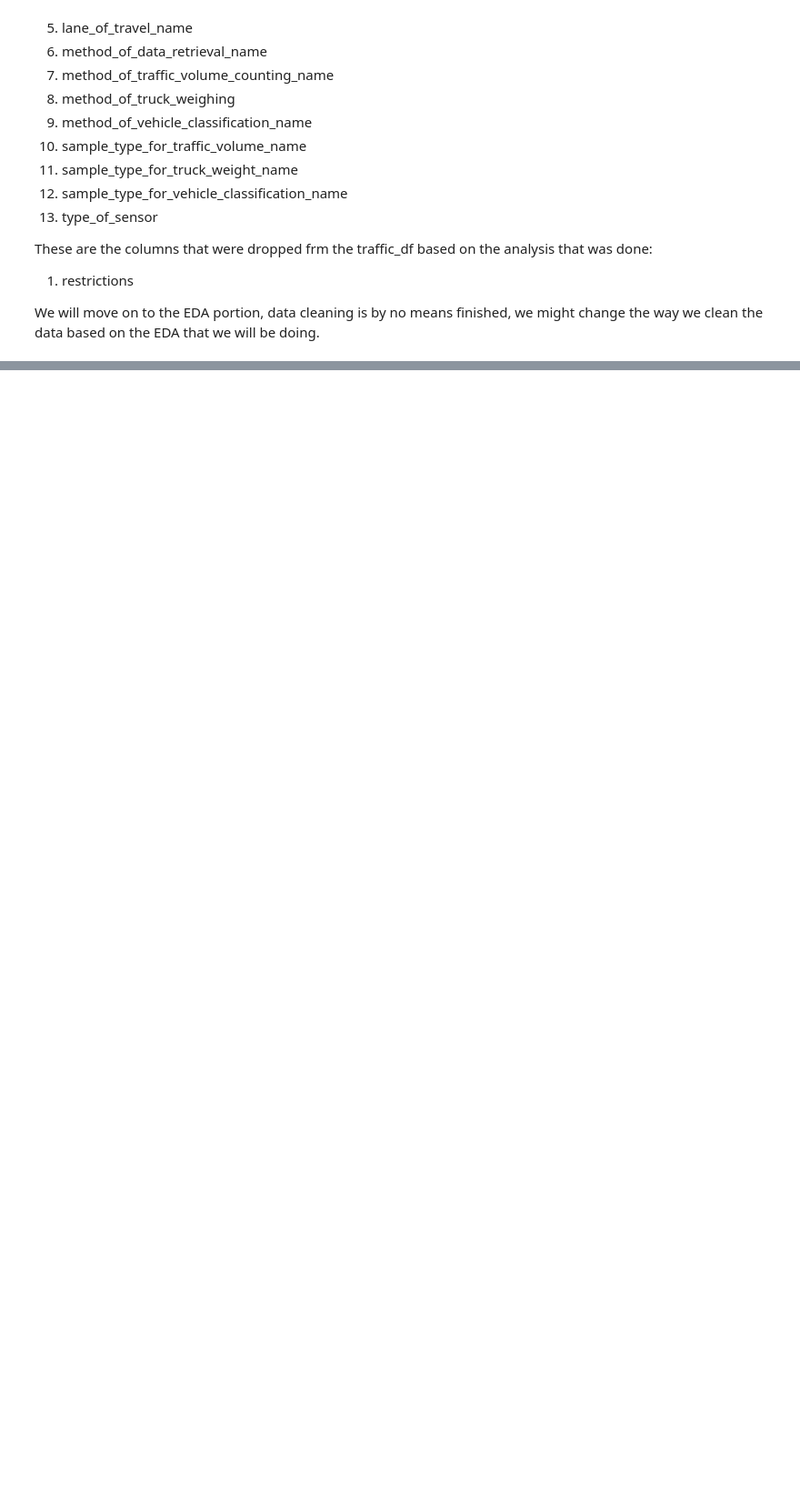
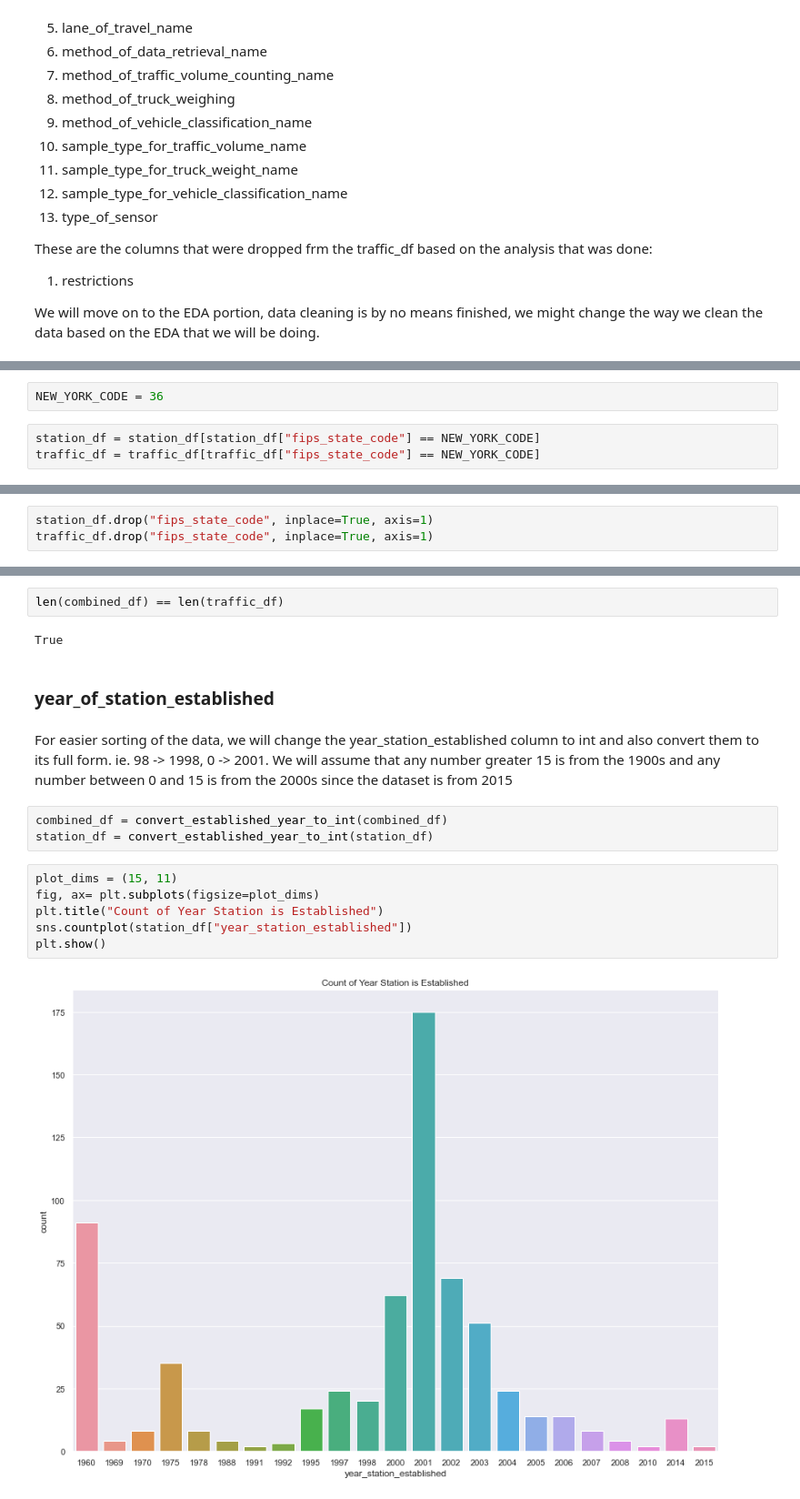
Before and after one commit to Daryl-PSH/us_traffic, a Jupyter notebook: notebooks/Data_Cleaning.ipynb, the cells around one changed output, grey strips where cells are left out. Shown at 91% size. Saved outputs shown, nothing was run; the diff lists cells and outputs as text; blank space fills up the shorter version.

```diff
--- a/notebooks/Data_Cleaning.ipynb
+++ b/notebooks/Data_Cleaning.ipynb
@@ -701,0 +775,5 @@ We will move on to the EDA portion, data cleaning is by no means finished, we mi
+# %%
+NEW_YORK_CODE = 36
+# %%
+station_df = station_df[station_df["fips_state_code"] == NEW_YORK_CODE]
+traffic_df = traffic_df[traffic_df["fips_state_code"] == NEW_YORK_CODE]
@@ -701,0 +782,3 @@ We will move on to the EDA portion, data cleaning is by no means finished, we mi
+# %%
+station_df.drop("fips_state_code", inplace=True, axis=1)
+traffic_df.drop("fips_state_code", inplace=True, axis=1)
@@ -701,0 +818,19 @@ We will move on to the EDA portion, data cleaning is by no means finished, we mi
+# %%
+len(combined_df) == len(traffic_df)
+# %% [output]
+True
+# %% [markdown]
+### year_of_station_established
+# %% [markdown]
+For easier sorting of the data, we will change the year_station_established column to int and also convert them to its full form. ie. 98 -> 1998, 0 -> 2001. We will assume that any number greater 15 is from the 1900s and any number between 0 and 15 is from the 2000s since the dataset is from 2015
+# %%
+combined_df = convert_established_year_to_int(combined_df)
+station_df = convert_established_year_to_int(station_df)
+# %%
+plot_dims = (15, 11)
+fig, ax= plt.subplots(figsize=plot_dims)
+plt.title("Count of Year Station is Established")
+sns.countplot(station_df["year_station_established"])
+plt.show()
+# %% [output]
+[figure, added]
```
Also changed, not shown: parts of 95 cells of this notebook.
